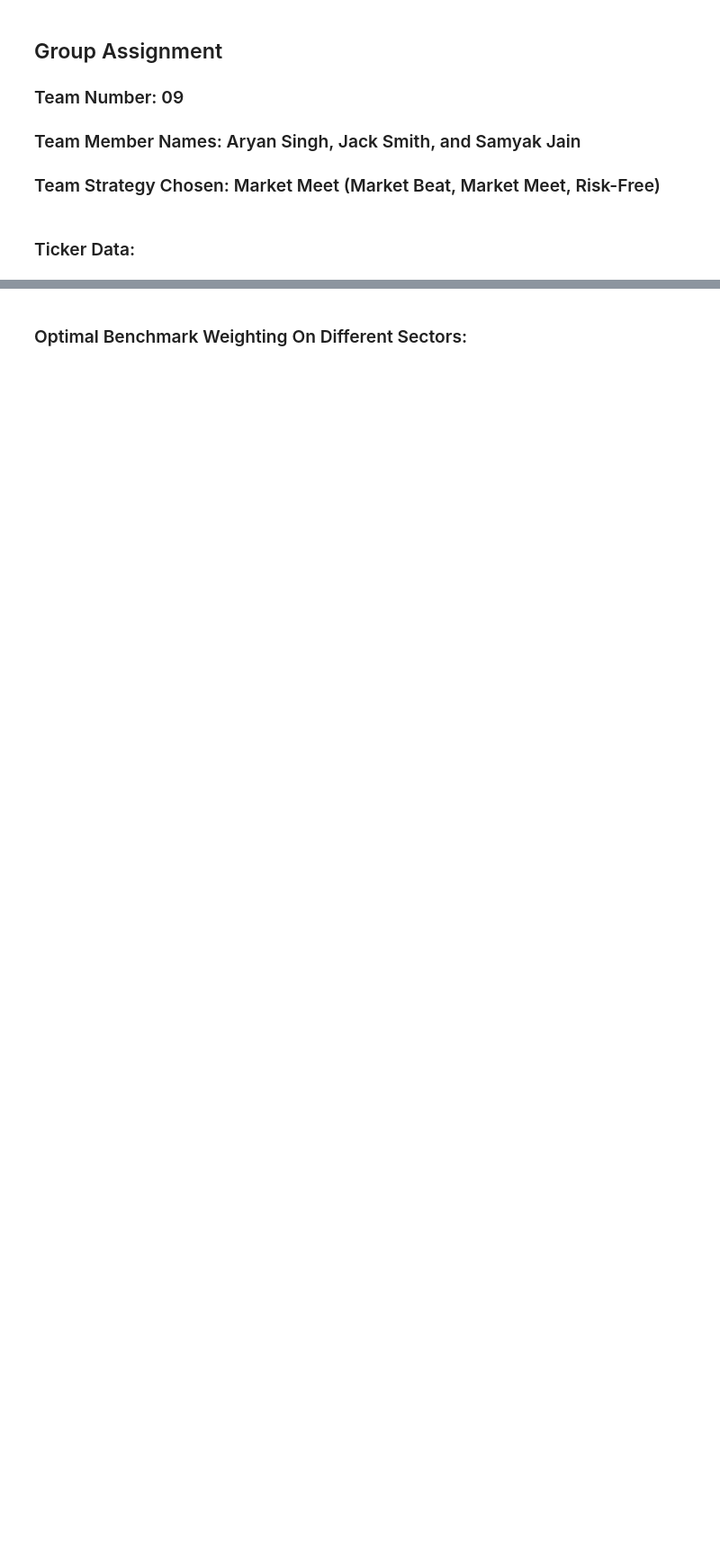
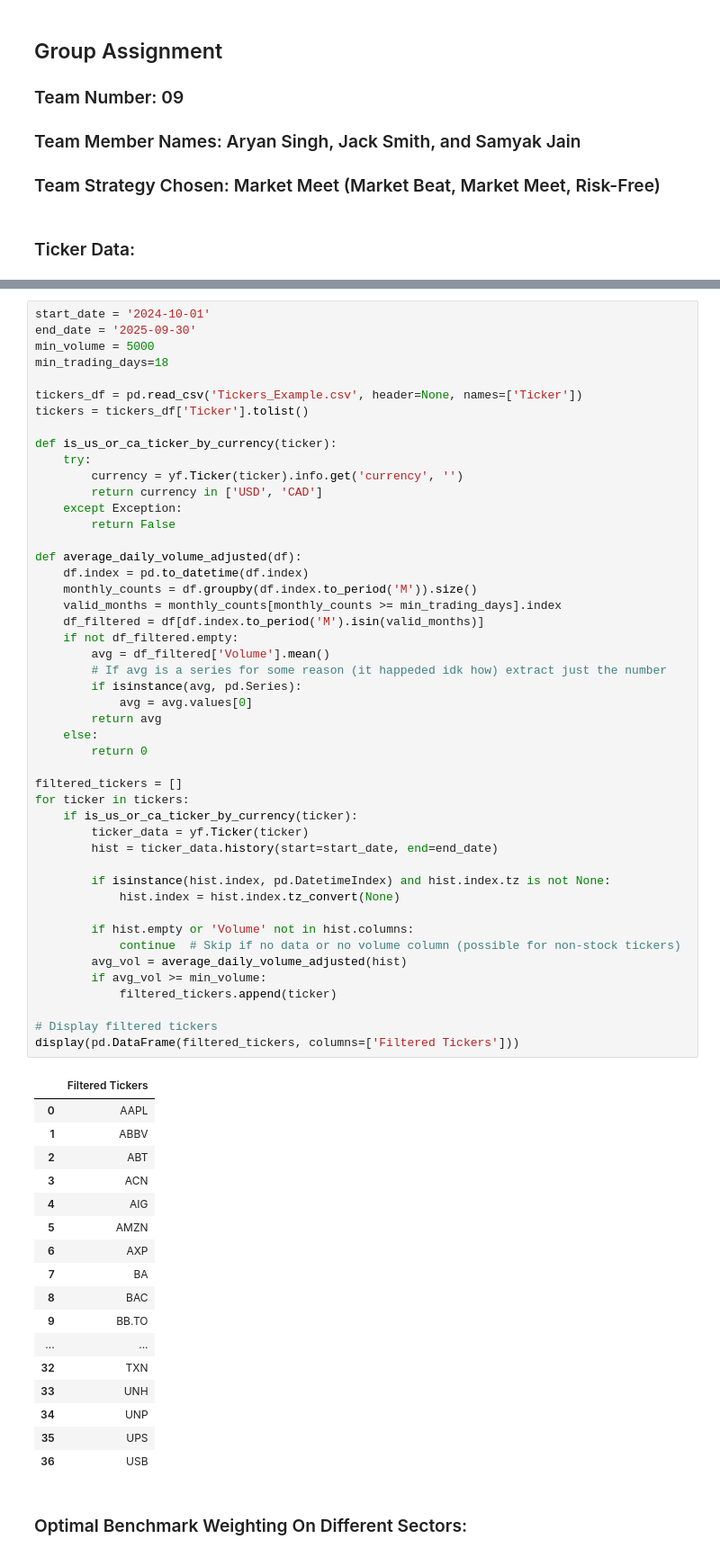
Before and after one commit to samyakj07/CFM-101-Final, a Jupyter notebook: Team_09_Assignment (1).ipynb, the cells around one changed output, grey strips where cells are left out. Shown at 90% size. Drawn from its saved outputs; the diff is of its cells as text; blank space fills up the shorter version.

Commit message:
CFM 101
Updated with filter

```diff
--- a/Team_09_Assignment (1).ipynb
+++ b/Team_09_Assignment (1).ipynb
@@ -56,3 +42,68 @@ tickers_df
+# %%
+start_date = '2024-10-01'
+end_date = '2025-09-30'
+min_volume = 5000
+min_trading_days=18
+
+tickers_df = pd.read_csv('Tickers_Example.csv', header=None, names=['Ticker'])
+tickers = tickers_df['Ticker'].tolist()
+
+def is_us_or_ca_ticker_by_currency(ticker):
+    try:
+        currency = yf.Ticker(ticker).info.get('currency', '')
+        return currency in ['USD', 'CAD']
+    except Exception:
+        return False
+
+def average_daily_volume_adjusted(df):
+    df.index = pd.to_datetime(df.index)
+    monthly_counts = df.groupby(df.index.to_period('M')).size()
+    valid_months = monthly_counts[monthly_counts >= min_trading_days].index
+    df_filtered = df[df.index.to_period('M').isin(valid_months)]
+    if not df_filtered.empty:
+        avg = df_filtered['Volume'].mean()
+        # If avg is a series for some reason (it happeded idk how) extract just the number
+        if isinstance(avg, pd.Series):
+            avg = avg.values[0]
+        return avg
+    else:
+        return 0
+
+filtered_tickers = []
+for ticker in tickers:
+    if is_us_or_ca_ticker_by_currency(ticker):
+        ticker_data = yf.Ticker(ticker)
+        hist = ticker_data.history(start=start_date, end=end_date)
+
+        if isinstance(hist.index, pd.DatetimeIndex) and hist.index.tz is not None:
+            hist.index = hist.index.tz_convert(None)
+
+        if hist.empty or 'Volume' not in hist.columns:
+            continue  # Skip if no data or no volume column (possible for non-stock tickers)
+        avg_vol = average_daily_volume_adjusted(hist)
+        if avg_vol >= min_volume:
+            filtered_tickers.append(ticker)
+
+# Display filtered tickers
+display(pd.DataFrame(filtered_tickers, columns=['Filtered Tickers']))
+# %% [output]
+|  | Filtered Tickers |
+| 0 | AAPL |
+| 1 | ABBV |
+| 2 | ABT |
+| 3 | ACN |
+| 4 | AIG |
+| 5 | AMZN |
+| 6 | AXP |
+| 7 | BA |
+| 8 | BAC |
+| 9 | BB.TO |
+| ... | ... |
+| 32 | TXN |
+| 33 | UNH |
+| 34 | UNP |
+| 35 | UPS |
+| 36 | USB |
 # %% [markdown]
 ### Optimal Benchmark Weighting On Different Sectors:
 # %%
```
Also changed, not shown: parts of 2 cells of this notebook.
